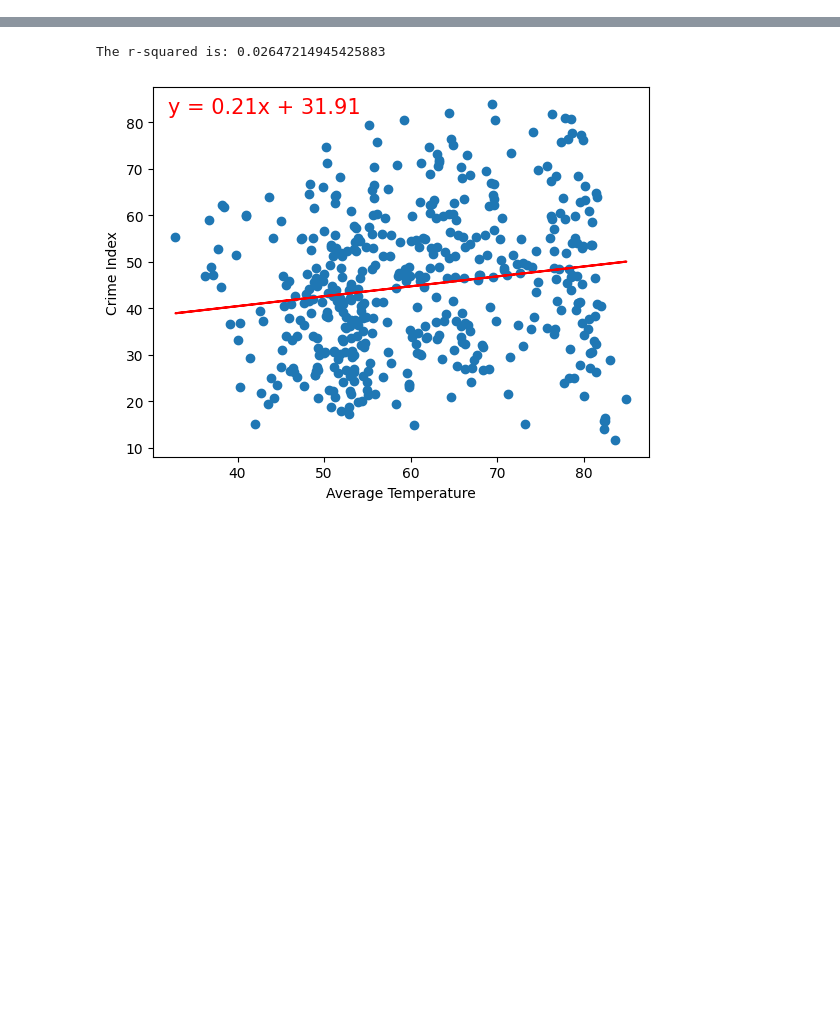
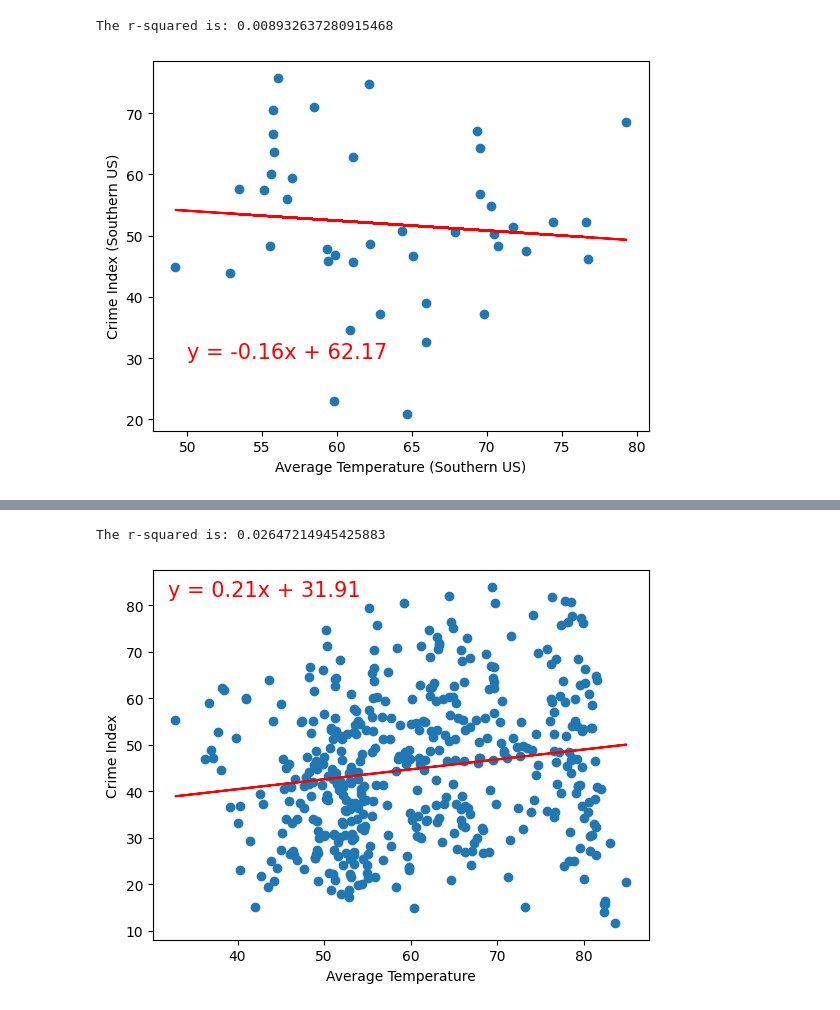
Before and after one commit to manc1n1/lets-git, a Jupyter notebook: notebooks/weather_data.ipynb, the cells around one changed output, grey strips where cells are left out. Saved outputs shown, nothing was run; the diff lists cells and outputs as text; code cells hidden in the pictures; blank space fills up the shorter version.

```diff
--- a/notebooks/weather_data.ipynb
+++ b/notebooks/weather_data.ipynb
@@ -105,0 +164,16 @@ Name: count, dtype: int64
+# %%
+x_values = us["temperature_2m_mean"].loc[us["lat_bin"] == "Southern US"]
+y_values = us["crime_index"].loc[us["lat_bin"] == "Southern US"]
+(slope, intercept, rvalue, pvalue, stderr) = linregress(x_values, y_values)
+regress_values = x_values * slope + intercept
+line_eq = "y = " + str(round(slope, 2)) + "x + " + str(round(intercept, 2))
+plt.scatter(x_values, y_values)
+plt.plot(x_values, regress_values, "r-")
+plt.annotate(line_eq, (50, 30), fontsize=15, color="red")
+plt.xlabel("Average Temperature (Southern US)")
+plt.ylabel("Crime Index (Southern US)")
+print(f"The r-squared is: {rvalue**2}")
+plt.show()
+# %% [output]
+The r-squared is: 0.008932637280915468
+[figure, added]
```
Also changed, not shown: parts of 6 cells of this notebook.
